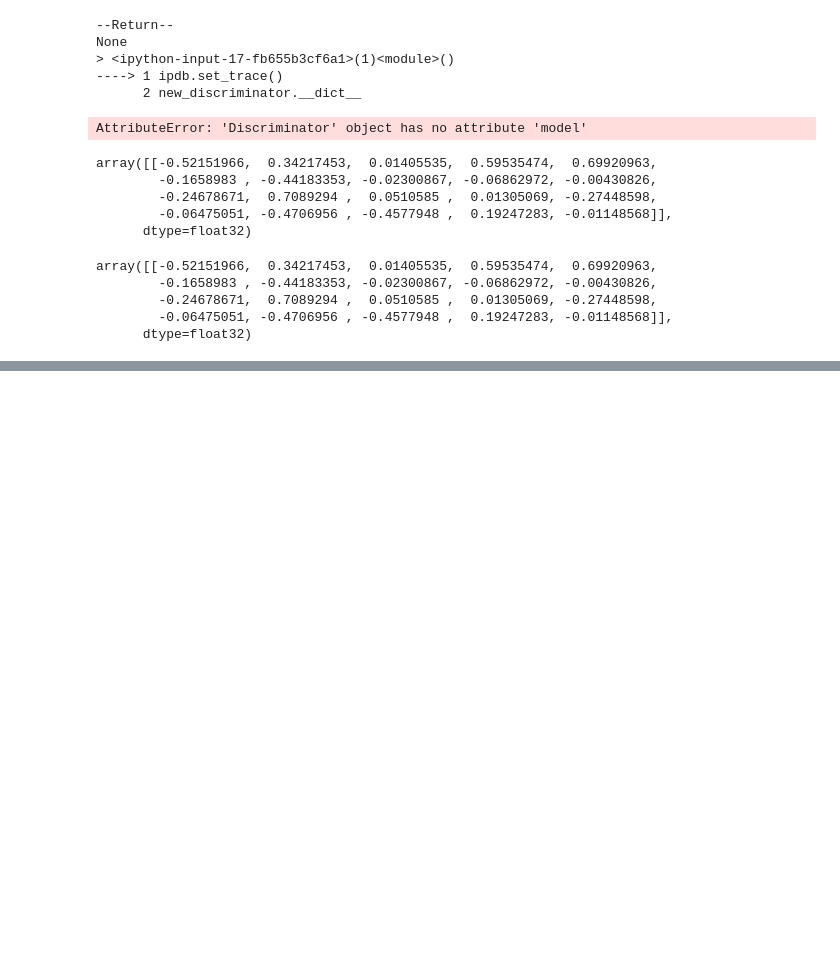
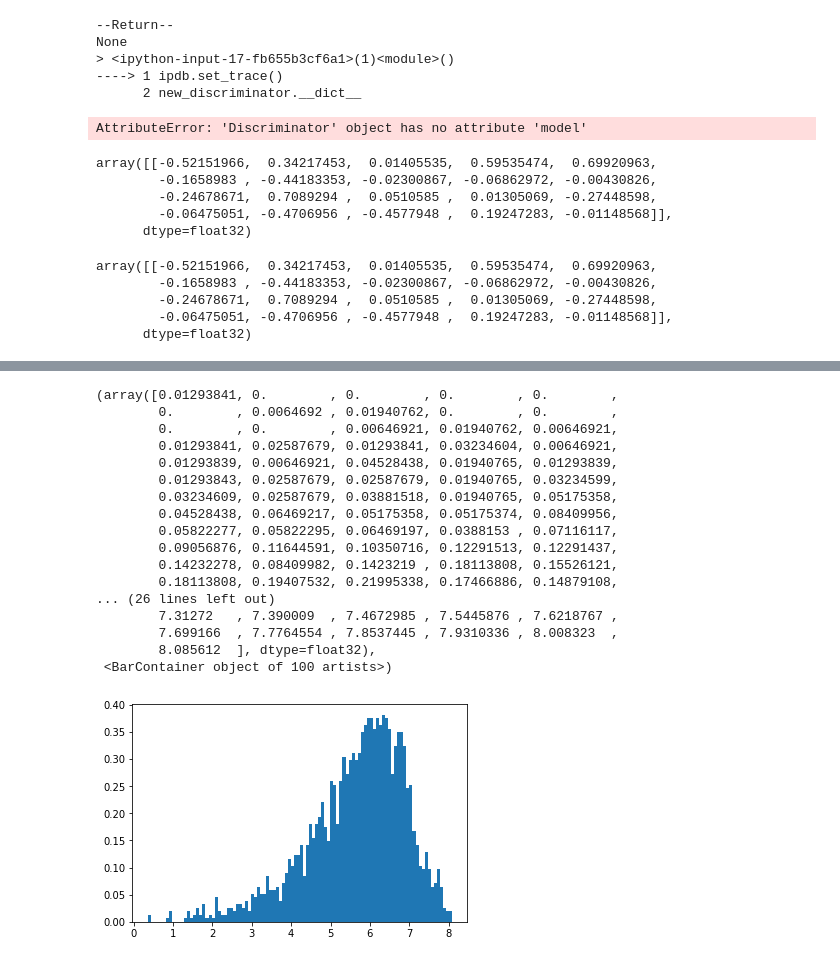
Before and after one commit to kingusiu/dadrah, a Jupyter notebook: playground/Untitled.ipynb, the cells around one changed output, grey strips where cells are left out. Cells and saved outputs as stored; diff of their text form; code cells hidden in the pictures; blank space fills up the shorter version.

```diff
--- a/playground/Untitled.ipynb
+++ b/playground/Untitled.ipynb
@@ -157,0 +190,2 @@ assert np.allclose(y, y_loaded)
+# %%
+xx_trans = trans_layer(xx)
@@ -157,0 +198,21 @@ assert np.allclose(y, y_loaded)
+# %%
+plt.hist(xx_trans.numpy(),bins=100,density=True)
+# %% [output]
+(array([0.01293841, 0.        , 0.        , 0.        , 0.        ,
+        0.        , 0.0064692 , 0.01940762, 0.        , 0.        ,
+        0.        , 0.        , 0.00646921, 0.01940762, 0.00646921,
+        0.01293841, 0.02587679, 0.01293841, 0.03234604, 0.00646921,
+        0.01293839, 0.00646921, 0.04528438, 0.01940765, 0.01293839,
+        0.01293843, 0.02587679, 0.02587679, 0.01940765, 0.03234599,
+        0.03234609, 0.02587679, 0.03881518, 0.01940765, 0.05175358,
+        0.04528438, 0.06469217, 0.05175358, 0.05175374, 0.08409956,
+        0.05822277, 0.05822295, 0.06469197, 0.0388153 , 0.07116117,
+        0.09056876, 0.11644591, 0.10350716, 0.12291513, 0.12291437,
+        0.14232278, 0.08409982, 0.1423219 , 0.18113808, 0.15526121,
+        0.18113808, 0.19407532, 0.21995338, 0.17466886, 0.14879108,
+... (26 lines left out)
+        7.31272   , 7.390009  , 7.4672985 , 7.5445876 , 7.6218767 ,
+        7.699166  , 7.7764554 , 7.8537445 , 7.9310336 , 8.008323  ,
+        8.085612  ], dtype=float32),
+ <BarContainer object of 100 artists>)
+[figure, added]
```
Also changed, not shown: parts of 6 cells of this notebook, 5 other files.
